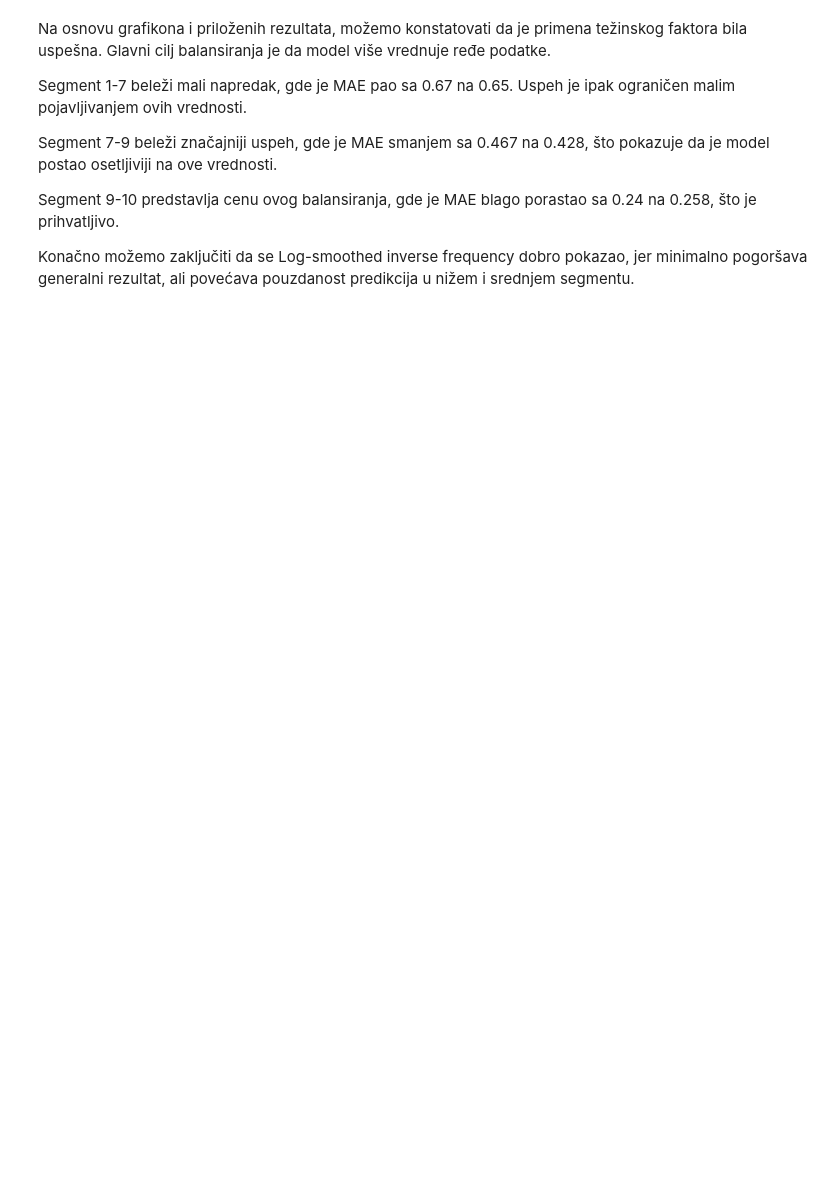
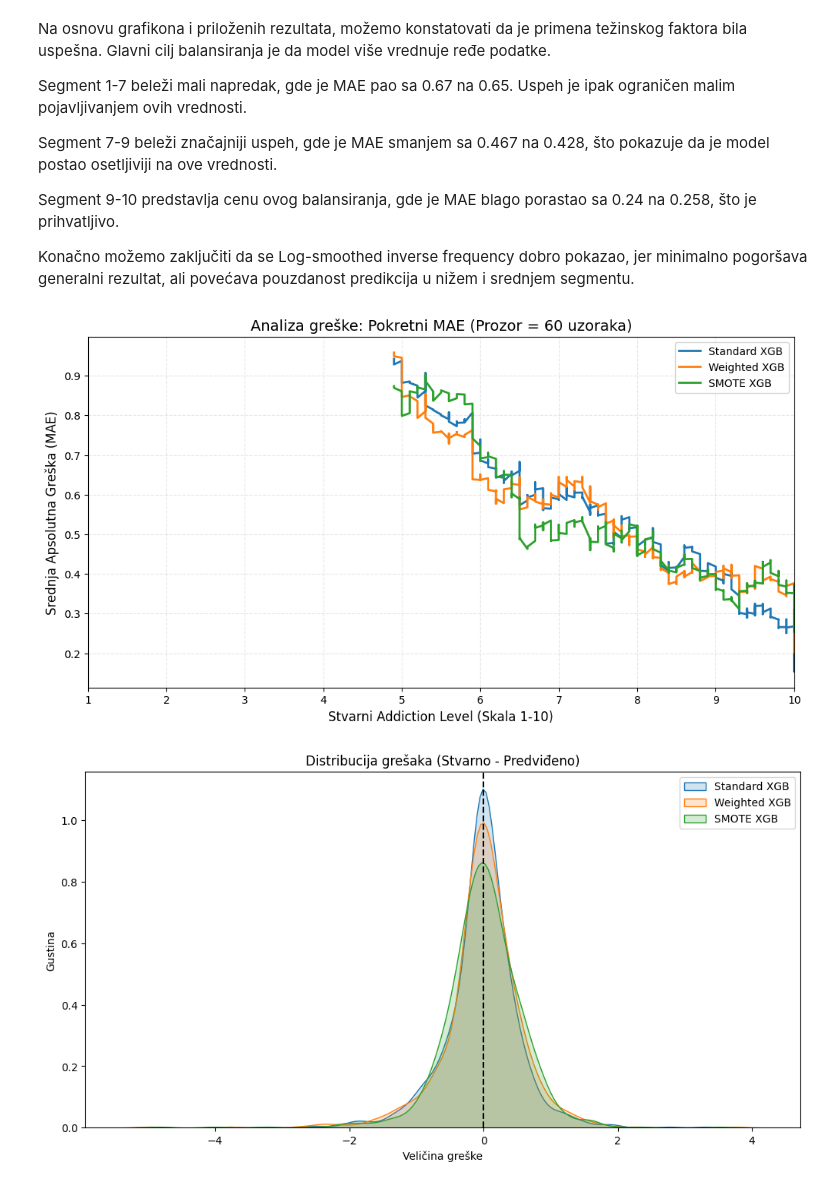
Before and after one commit to djukic002/siap-projekat, a Jupyter notebook: model-evaulation.ipynb, the cells around one changed output. Drawn from its saved outputs; the diff is of its cells as text; code cells hidden in the pictures; blank space fills up the shorter version.

```diff
--- a/model-evaulation.ipynb
+++ b/model-evaulation.ipynb
@@ -170,3 +225,16 @@ Segment 7-9 beleži značajniji uspeh, gde je MAE smanjem sa 0.467 na 0.428, št
 Segment 9-10 predstavlja cenu ovog balansiranja, gde je MAE blago porastao sa 0.24 na 0.258, što je prihvatljivo.
 
 Konačno možemo zaključiti da se Log-smoothed inverse frequency dobro pokazao, jer minimalno pogoršava generalni rezultat, ali povećava pouzdanost predikcija u nižem i srednjem segmentu.
+# %%
+results_dict = {
+    "Standard XGB": results_standard,
+    "Weighted XGB": results_weighted,
+    "SMOTE XGB": results_smote
+}
+
+models.plot_compare_rolling_mae(results_dict, window=60)
+
+models.plot_error_distribution(results_dict=results_dict)
+# %% [output]
+[figure, added]
+[figure, added]
```
Also changed, not shown: parts of 9 cells of this notebook, 3 other files.
